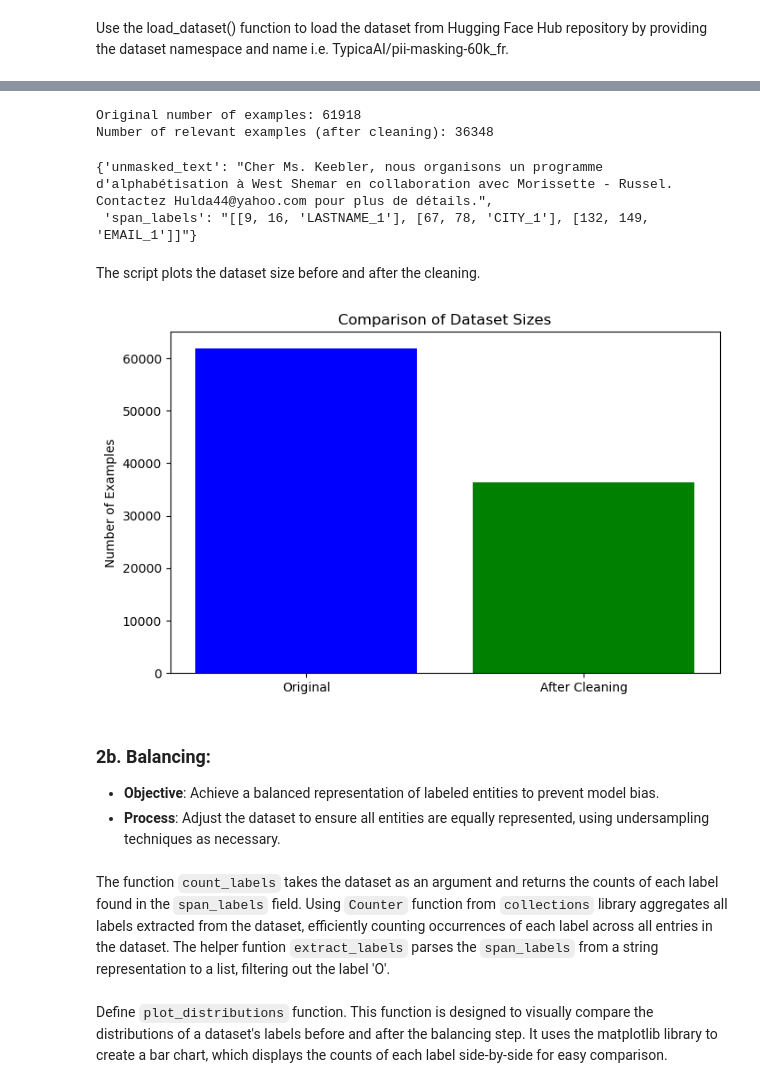
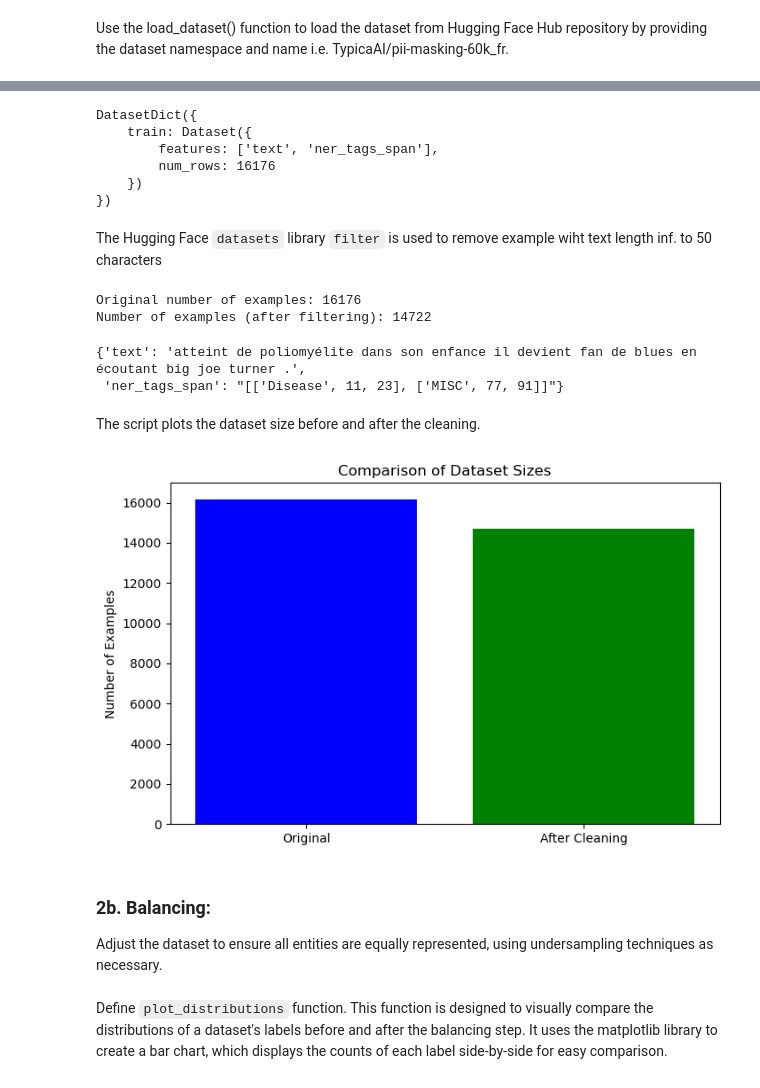
Before and after one commit to john-doe-typica-ai/nlp-on-oci, a Jupyter notebook: chapt-5/prepare_dataset.ipynb, the cells around one changed output, grey strips where cells are left out. Saved outputs shown, nothing was run; the diff lists cells and outputs as text; code cells hidden in the pictures.

```diff
--- a/chapt-5/prepare_dataset.ipynb
+++ b/chapt-5/prepare_dataset.ipynb
@@ -42,7 +42,7 @@ from datasets import Dataset, DatasetDict
 
 # Assuming cleaned_dataset['train'] is a dataset object
 # Select only the desired columns
-streamlined_dataset = orig_dataset['train'].remove_columns([col for col in orig_dataset['train'].column_names if col not in ['unmasked_text', 'span_labels']])
+streamlined_dataset = orig_dataset['train'].remove_columns([col for col in orig_dataset['train'].column_names if col not in ['text', 'ner_tags_span']])
 
 # Create a new dataset with only these columns
 streamlined_dataset = DatasetDict({
@@ -102,0 +73,20 @@ The script prints the dataset size before and after the cleaning.
+# %%
+import ast  # Import abstract syntax trees module to safely parse strings into lists
+
+# Define the labels that need to be renamed to 'MISC'
+labels_to_map = {'LOC', 'PER', 'PROD', 'CW', 'ORG', 'GRP'}
+
+def rename_labels_to_misc(example):
+    # Convert the string representation of list into an actual list
+    ner_tags_span = ast.literal_eval(example['ner_tags_span'])
+
+    # Rename labels to 'MISC'
+    renamed_ner_tags_span = [
+        ['MISC', start, end] if label in labels_to_map else [label, start, end]
+        for label, start, end in ner_tags_span
+    ]
+
+    # Update the example with the renamed labels
+    example['ner_tags_span'] = str(renamed_ner_tags_span)
+
+    return example
@@ -103,51 +95,56 @@ The script prints the dataset size before and after the cleaning.
+# %%
+# Apply the function across the dataset using map
+cleaned_dataset = streamlined_dataset.map(rename_labels_to_misc, batched=False)
+cleaned_dataset
+# %% [output]
+DatasetDict({
+    train: Dataset({
+        features: ['text', 'ner_tags_span'],
+        num_rows: 16176
+    })
+})
+# %% [markdown]
+The Hugging Face `datasets` library `filter` is used to remove example wiht text length inf. to 50 characters
 # %%
-# Apply the function across the dataset using map
-dataset_with_cleaned_labels = streamlined_dataset.map(filter_and_clean_labels, batched=False)
-
-# Filter the dataset to keep only relevant examples
-cleaned_dataset = dataset_with_cleaned_labels.filter(lambda example: example['is_relevant'])
-
-# Optionally remove the 'is_relevant' field if no longer needed
-cleaned_dataset = cleaned_dataset.remove_columns(['is_relevant'])
+# Define the minimum text length (e.g., 10 characters)
+min_text_length = 50
+# remove examples with text lenght < min_text_length
+filtered_dataset = cleaned_dataset.filter(lambda example: len(example['text']) >= min_text_length)
 
 orig_ds_count = len(orig_dataset['train'])
-cleaned_ds_count = len(cleaned_dataset['train'])
+filtered_ds_count = len(filtered_dataset['train'])
 
 print(f"Original number of examples: {orig_ds_count}")
-print(f"Number of relevant examples (after cleaning): {cleaned_ds_count}")
+print(f"Number of examples (after filtering): {filtered_ds_count}")
 # %% [output]
-Original number of examples: 61918
-Number of relevant examples (after cleaning): 36348
+Original number of examples: 16176
+Number of examples (after filtering): 14722
 # %%
-cleaned_dataset['train'][0]
+filtered_dataset["train"][0]
 # %% [output]
-{'unmasked_text': "Cher Ms. Keebler, nous organisons un programme d'alphabétisation à West Shemar en collaboration avec Morissette - Russel. Contactez Hulda44@yahoo.com pour plus de détails.",
- 'span_labels': "[[9, 16, 'LASTNAME_1'], [67, 78, 'CITY_1'], [132, 149, 'EMAIL_1']]"}
+{'text': 'atteint de poliomyélite dans son enfance il devient fan de blues en écoutant big joe turner .',
+ 'ner_tags_span': "[['Disease', 11, 23], ['MISC', 77, 91]]"}
 # %% [markdown]
 The script plots the dataset size before and after the cleaning.
 # %%
 import matplotlib.pyplot as plt
 
 # Data setup
 categories = ['Original', 'After Cleaning']
-values = [orig_ds_count, cleaned_ds_count]
+values = [orig_ds_count, filtered_ds_count]
 
 # Create bar plot
 plt.figure(figsize=(8, 5))
 plt.bar(categories, values, color=['blue', 'green'])
 plt.title('Comparison of Dataset Sizes')
 plt.ylabel('Number of Examples')
 plt.show()
 # %% [output]
-[figure, old version]
+[figure, new version]
 # %% [markdown]
 ### 2b. Balancing:
 
-- **Objective**: Achieve a balanced representation of labeled entities to prevent model bias.
-- **Process**: Adjust the dataset to ensure all entities are equally represented, using undersampling techniques as necessary.
+Adjust the dataset to ensure all entities are equally represented, using undersampling techniques as necessary.
-# %% [markdown]
-The function `count_labels` takes the dataset as an argument and returns the counts of each label found in the `span_labels` field. Using `Counter` function from `collections` library aggregates all labels extracted from the dataset, efficiently counting occurrences of each label across all entries in the dataset.
-The helper funtion `extract_labels` parses the `span_labels` from a string representation to a list, filtering out the label 'O'.
 # %%
 from collections import Counter
 import ast
```
Also changed, not shown: parts of 34 cells of this notebook, 2 other files.
